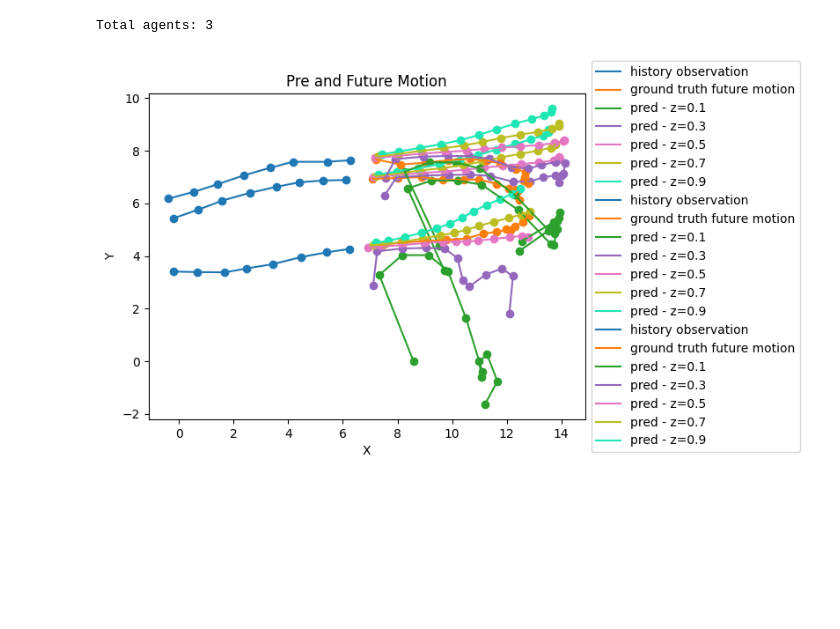
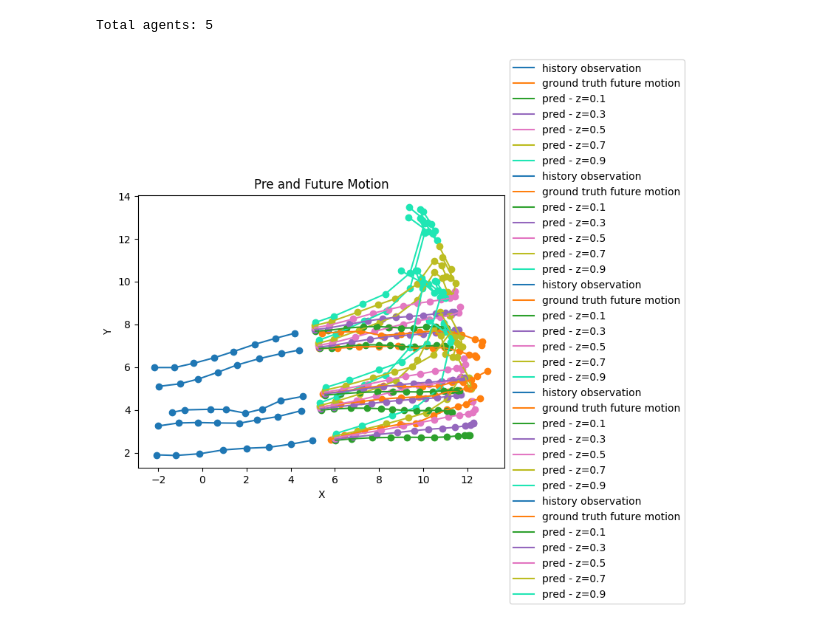
Before and after one commit to yongxic97/AgentFormer, a Jupyter notebook: vis_fut_vs_ft.ipynb, the cells around one changed output. Cells and saved outputs as stored; diff of their text form; code cells hidden in the pictures; blank space fills up the shorter version.

```diff
--- a/vis_fut_vs_ft.ipynb
+++ b/vis_fut_vs_ft.ipynb
@@ -2,8 +2,9 @@
 import numpy as np
 import glob
 
-this_run_info = f'0523_0101_take2'
-res_dirs = ['./results/twop_eth_agentformer_pre/results_%.1f_%s/epoch_0060/test' % (i, this_run_info) for i in np.arange(0.1,0.91,0.1)]
+# this_run_info = f'0523_0000_take2'
+this_run_info = f'0611_0101_take1' # Note: 0611_0101 is essentially the same as 0523_0101_take1 (due to annotation error)
+res_dirs = ['./results/twop_eth_agentformer_pre/results_%.1f_%s/epoch_0016/test' % (i, this_run_info) for i in np.arange(0.1,0.91,0.1)]
 test_size = 364 # this many txts in each subdir
 
 pre_motion_gt, fut_motion_gt = [], []     # list, len: test_size
@@ -21,8 +22,11 @@ for i,res_dir in enumerate(res_dirs):
 
     gt_pre_files = sorted(glob.glob(gt_dir + 'pre_*.txt'))
     gt_fut_files = sorted(glob.glob(gt_dir + 'frame_*.txt'))
+    sample_subdirs = sorted(glob.glob(os.path.join(samples_dir, '*')))
 
-    sample_subdirs = sorted(glob.glob(os.path.join(samples_dir, '*')))
+    # print(gt_pre_files[0])
+    # print(gt_fut_files[0])
+    # print(sample_subdirs[0])
 
     if i == 0:
         for file in gt_pre_files:
@@ -36,13 +40,13 @@ for i,res_dir in enumerate(res_dirs):
             fut_motion_gt.append(data_array)
 
     for subdir in sample_subdirs:
-        fut_files = glob.glob(subdir + '/sample_*.txt')
+        fut_files = [glob.glob(subdir + '/sample_*.txt')[0]]
         for file in fut_files:
             # Load the data from the text file into a NumPy array
             data_array = np.loadtxt(file, delimiter=' ')
             fut_motion_preds[i].append(data_array)
 # %%
-idx = 212
+idx = 210
 
 pre_motion_gt_one =  pre_motion_gt[idx][:,2:]
 fut_motion_gt_one = fut_motion_gt[idx][:,2:]
@@ -124,6 +128,6 @@ plt.show()
 *c* argument looks like a single numeric RGB or RGBA sequence, which should be avoided as value-mapping will have precedence in case its length matches with *x* & *y*.  Please use the *color* keyword- ...
 *c* argument looks like a single numeric RGB or RGBA sequence, which should be avoided as value-mapping will have precedence in case its length matches with *x* & *y*.  Please use the *color* keyword- ...
 *c* argument looks like a single numeric RGB or RGBA sequence, which should be avoided as value-mapping will have precedence in case its length matches with *x* & *y*.  Please use the *color* keyword- ...
 *c* argument looks like a single numeric RGB or RGBA sequence, which should be avoided as value-mapping will have precedence in case its length matches with *x* & *y*.  Please use the *color* keyword- ...
-Total agents: 3
+Total agents: 5
-[figure, old version]
+[figure, new version]
```
Also changed, not shown: parts of 1 cell of this notebook, 18 other files.
